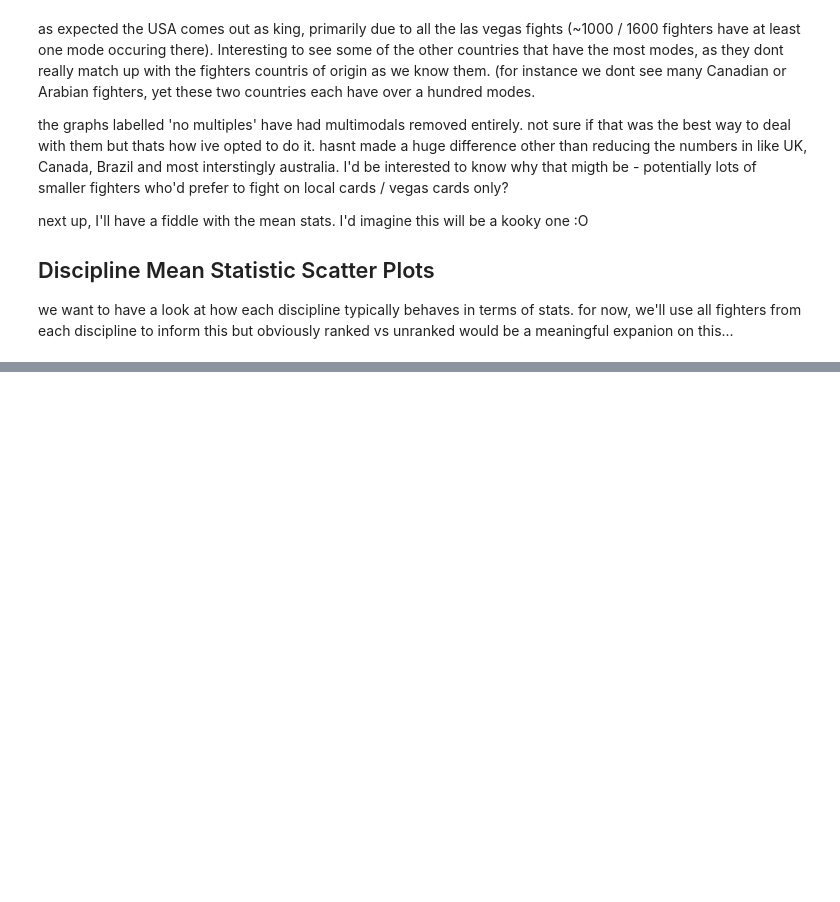
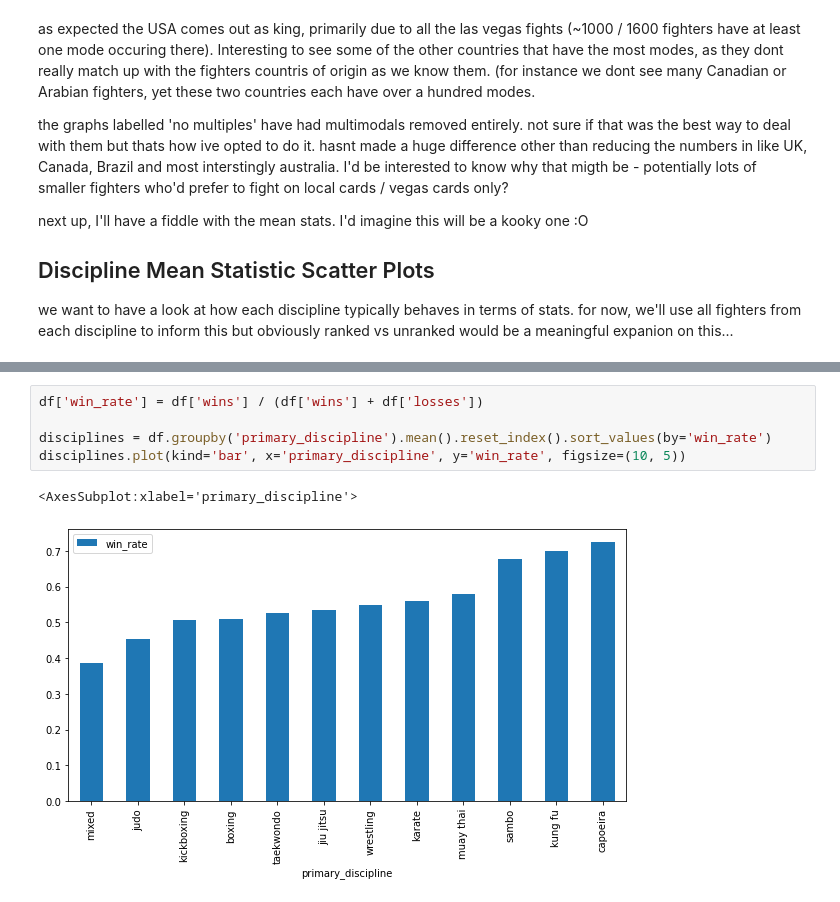
Before and after one commit to JohnStokes228/mma_dashboard, a Jupyter notebook: analysis_notebooks/per_fighter_eda.ipynb, the cells around one changed output, grey strips where cells are left out. Drawn from its saved outputs; the diff is of its cells as text; blank space fills up the shorter version.

```diff
--- a/analysis_notebooks/per_fighter_eda.ipynb
+++ b/analysis_notebooks/per_fighter_eda.ipynb
@@ -221,0 +261,8 @@ who saw that title coming after the last sentence?
+# %%
+df['win_rate'] = df['wins'] / (df['wins'] + df['losses'])
+
+disciplines = df.groupby('primary_discipline').mean().reset_index().sort_values(by='win_rate')
+disciplines.plot(kind='bar', x='primary_discipline', y='win_rate', figsize=(10, 5))
+# %% [output]
+<AxesSubplot:xlabel='primary_discipline'>
+[figure, added]
```
Also changed, not shown: parts of 17 cells of this notebook.
